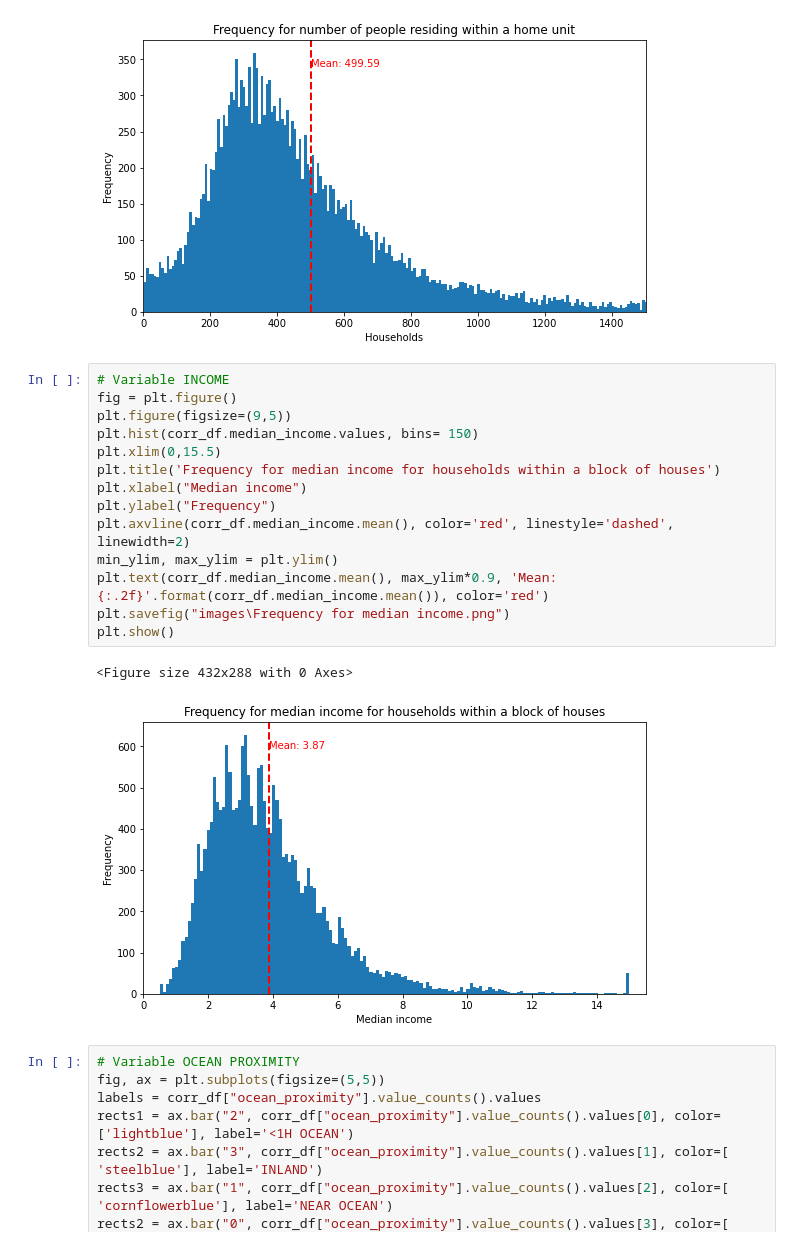
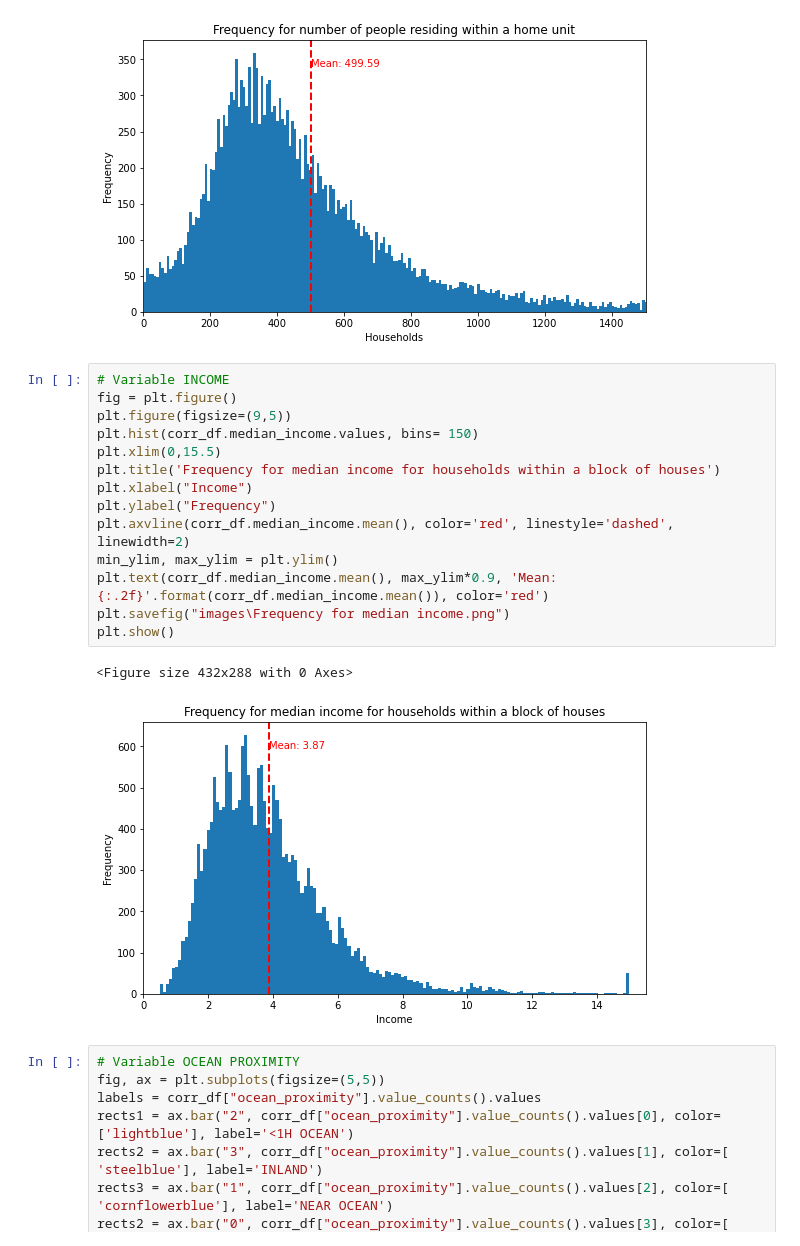
Before and after one commit to martinaviggiano/ml_project, a Jupyter notebook: Machine Learning Project.ipynb, the cells around one changed output. Saved outputs shown, nothing was run; the diff lists cells and outputs as text.

```diff
--- a/Machine Learning Project.ipynb
+++ b/Machine Learning Project.ipynb
@@ -303,20 +303,20 @@ plt.show()
 # %%
 # Variable INCOME
 fig = plt.figure()
 plt.figure(figsize=(9,5))
 plt.hist(corr_df.median_income.values, bins= 150)
 plt.xlim(0,15.5)
 plt.title('Frequency for median income for households within a block of houses')
-plt.xlabel("Median income")
+plt.xlabel("Income")
 plt.ylabel("Frequency")
 plt.axvline(corr_df.median_income.mean(), color='red', linestyle='dashed', linewidth=2)
 min_ylim, max_ylim = plt.ylim()
 plt.text(corr_df.median_income.mean(), max_ylim*0.9, 'Mean: {:.2f}'.format(corr_df.median_income.mean()), color='red')
 plt.savefig("images\Frequency for median income.png")
 plt.show()
 # %% [output]
 <Figure size 432x288 with 0 Axes>
-[figure, old version]
+[figure, new version]
 # %%
 # Variable OCEAN PROXIMITY
 fig, ax = plt.subplots(figsize=(5,5))
```
Also changed, not shown: parts of 13 cells of this notebook, 5 other files.
